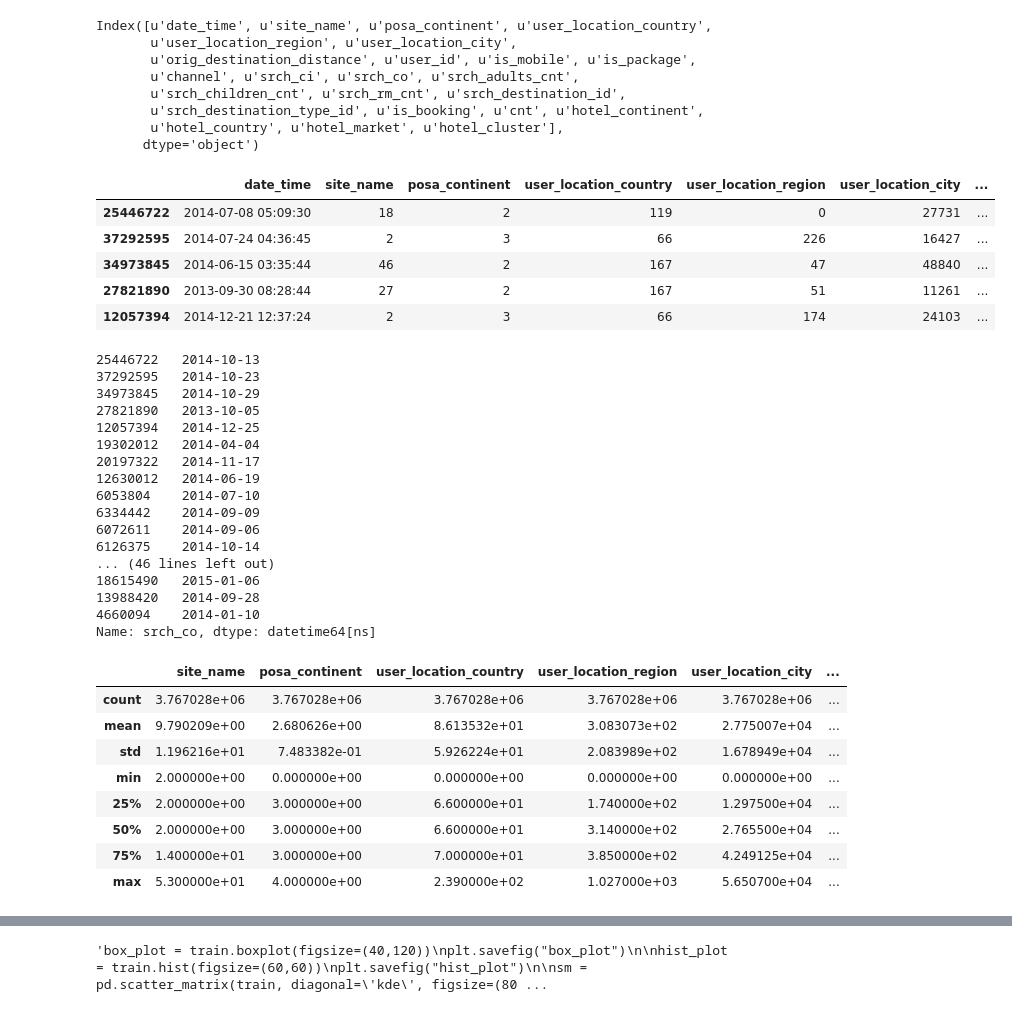
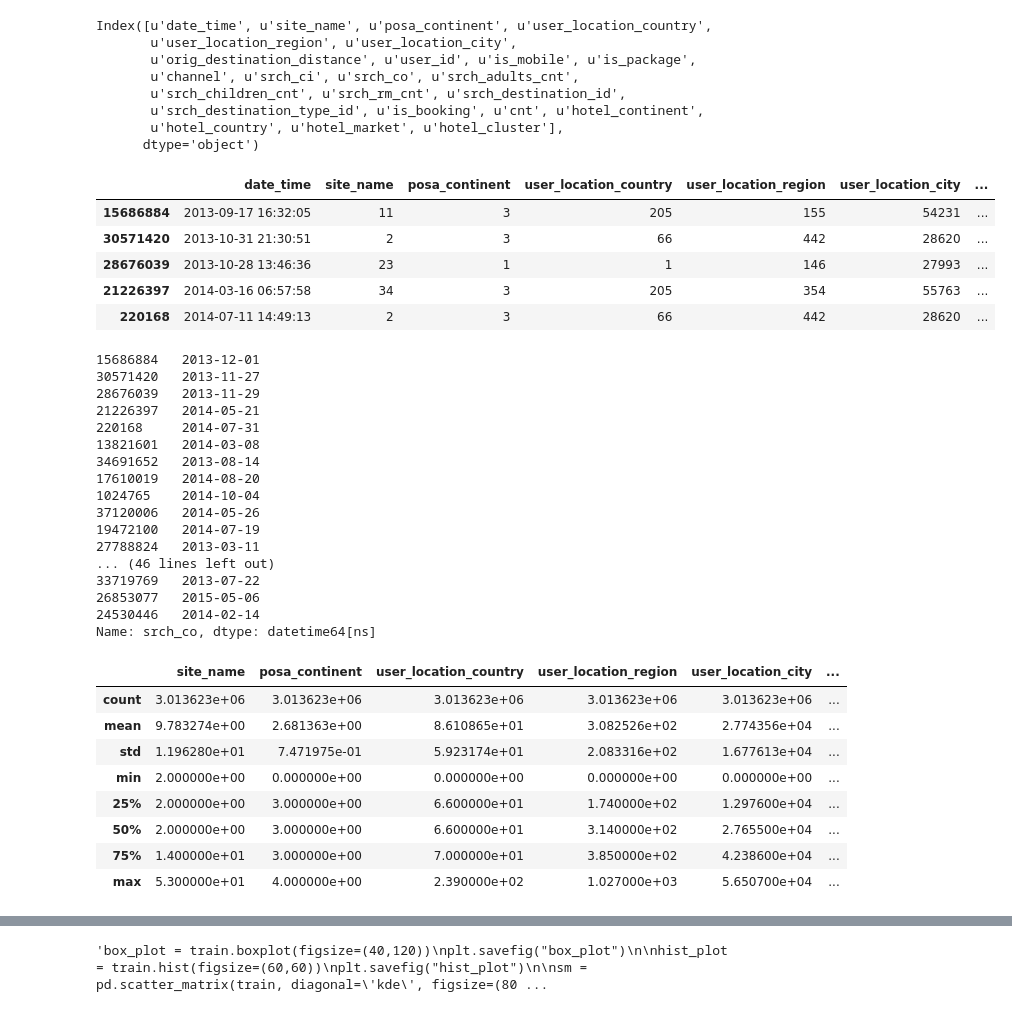
Before and after one commit to zxzjim/MyThinkful, a Jupyter notebook: CapStoneProject/Hotel_predict.ipynb, the cells around one changed output, grey strips where cells are left out. Drawn from its saved outputs; the diff is of its cells as text; code cells hidden in the pictures.

```diff
--- a/CapStoneProject/Hotel_predict.ipynb
+++ b/CapStoneProject/Hotel_predict.ipynb
@@ -44,50 +44,50 @@ Index([u'date_time', u'site_name', u'posa_continent', u'user_location_country',
        u'hotel_country', u'hotel_market', u'hotel_cluster'],
       dtype='object')
 # %%
-train = train.sample(frac=.1)
+train = train.sample(frac=.08)
 display (train.head())
 cri = train['srch_ci'].str.contains('255', na=False)
 train = train[~cri]
 # %% [output]
 |  | date_time | site_name | posa_continent | user_location_country | user_location_region | user_location_city | ... |
-| 25446722 | 2014-07-08 05:09:30 | 18 | 2 | 119 | 0 | 27731 | ... |
-| 37292595 | 2014-07-24 04:36:45 | 2 | 3 | 66 | 226 | 16427 | ... |
-| 34973845 | 2014-06-15 03:35:44 | 46 | 2 | 167 | 47 | 48840 | ... |
-| 27821890 | 2013-09-30 08:28:44 | 27 | 2 | 167 | 51 | 11261 | ... |
-| 12057394 | 2014-12-21 12:37:24 | 2 | 3 | 66 | 174 | 24103 | ... |
+| 15686884 | 2013-09-17 16:32:05 | 11 | 3 | 205 | 155 | 54231 | ... |
+| 30571420 | 2013-10-31 21:30:51 | 2 | 3 | 66 | 442 | 28620 | ... |
+| 28676039 | 2013-10-28 13:46:36 | 23 | 1 | 1 | 146 | 27993 | ... |
+| 21226397 | 2014-03-16 06:57:58 | 34 | 3 | 205 | 354 | 55763 | ... |
+| 220168 | 2014-07-11 14:49:13 | 2 | 3 | 66 | 442 | 28620 | ... |
 # %%
 pd.to_datetime(train['date_time'], format='%Y-%m-%d %H:%M:%S')
 pd.to_datetime(train['srch_ci'], format='%Y-%m-%d')
 pd.to_datetime(train['srch_co'], format='%Y-%m-%d')
 # %% [output]
-25446722   2014-10-13
-37292595   2014-10-23
-34973845   2014-10-29
-27821890   2013-10-05
-12057394   2014-12-25
-19302012   2014-04-04
-20197322   2014-11-17
-12630012   2014-06-19
-6053804    2014-07-10
-6334442    2014-09-09
-6072611    2014-09-06
-6126375    2014-10-14
+15686884   2013-12-01
+30571420   2013-11-27
+28676039   2013-11-29
+21226397   2014-05-21
+220168     2014-07-31
+13821601   2014-03-08
+34691652   2013-08-14
+17610019   2014-08-20
+1024765    2014-10-04
+37120006   2014-05-26
+19472100   2014-07-19
+27788824   2013-03-11
 ... (46 lines left out)
-18615490   2015-01-06
-13988420   2014-09-28
-4660094    2014-01-10
+33719769   2013-07-22
+26853077   2015-05-06
+24530446   2014-02-14
 Name: srch_co, dtype: datetime64[ns]
 # %%
 train.describe()
 # %% [output]
 |  | site_name | posa_continent | user_location_country | user_location_region | user_location_city | ... |
-| count | 3.767028e+06 | 3.767028e+06 | 3.767028e+06 | 3.767028e+06 | 3.767028e+06 | ... |
-| mean | 9.790209e+00 | 2.680626e+00 | 8.613532e+01 | 3.083073e+02 | 2.775007e+04 | ... |
-| std | 1.196216e+01 | 7.483382e-01 | 5.926224e+01 | 2.083989e+02 | 1.678949e+04 | ... |
+| count | 3.013623e+06 | 3.013623e+06 | 3.013623e+06 | 3.013623e+06 | 3.013623e+06 | ... |
+| mean | 9.783274e+00 | 2.681363e+00 | 8.610865e+01 | 3.082526e+02 | 2.774356e+04 | ... |
+| std | 1.196280e+01 | 7.471975e-01 | 5.923174e+01 | 2.083316e+02 | 1.677613e+04 | ... |
 | min | 2.000000e+00 | 0.000000e+00 | 0.000000e+00 | 0.000000e+00 | 0.000000e+00 | ... |
-| 25% | 2.000000e+00 | 3.000000e+00 | 6.600000e+01 | 1.740000e+02 | 1.297500e+04 | ... |
+| 25% | 2.000000e+00 | 3.000000e+00 | 6.600000e+01 | 1.740000e+02 | 1.297600e+04 | ... |
 | 50% | 2.000000e+00 | 3.000000e+00 | 6.600000e+01 | 3.140000e+02 | 2.765500e+04 | ... |
-| 75% | 1.400000e+01 | 3.000000e+00 | 7.000000e+01 | 3.850000e+02 | 4.249125e+04 | ... |
+| 75% | 1.400000e+01 | 3.000000e+00 | 7.000000e+01 | 3.850000e+02 | 4.238600e+04 | ... |
 | max | 5.300000e+01 | 4.000000e+00 | 2.390000e+02 | 1.027000e+03 | 5.650700e+04 | ... |
 # %%
 cnt_columns = [col for col in train.columns if 'cnt' in col]
```
Also changed, not shown: parts of 26 cells of this notebook.
